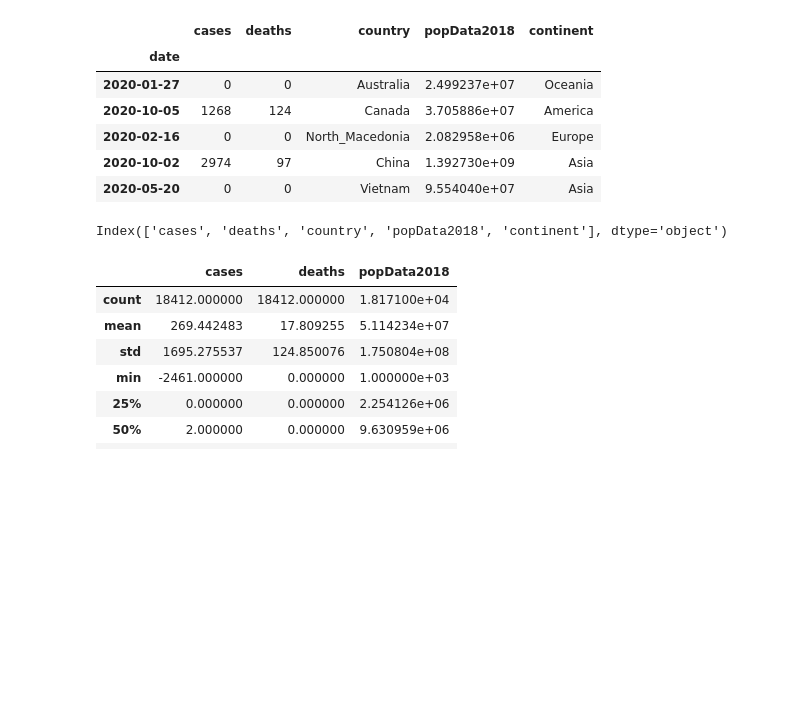
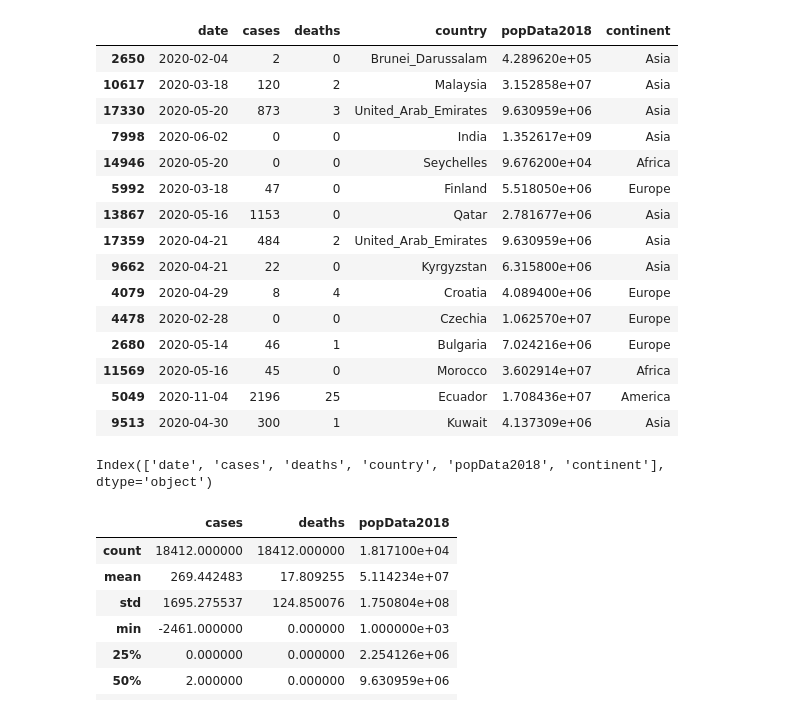
Before and after one commit to cardox6/cc19, a Jupyter notebook: notebook/cc19.v2.ipynb, the cells around one changed output. Saved outputs shown, nothing was run; the diff lists cells and outputs as text; code cells hidden in the pictures; blank space fills up the shorter version.

```diff
--- a/notebook/cc19.v2.ipynb
+++ b/notebook/cc19.v2.ipynb
@@ -16,6 +16,5 @@ import plotly.graph_objects as go
 # %%
-df = pd.read_csv('data.csv',
-                          parse_dates=['dateRep'])
+df = pd.read_csv('data.csv', parse_dates=[0])
 
 continents = ['Africa', 'America', 'Asia', 'Oceania', 'Europe']
 
@@ -25,5 +24,7 @@ df = df.rename(columns = {"countriesAndTerritories": "country"})
 
 df = df.drop(columns=['geoId', 'countryterritoryCode', 'day', 'month', 'year'])
 
-
-df.set_index('date', inplace=True)
+#df.index = pd.to_datetime(df.index)
+#df.set_index('date', inplace=True)
+#print(df.index.min(), df.index.max())
+print(df['date'].min(),df['date'].max())
@@ -39,17 +59,26 @@ dtype: object
 # %%
-df.sample(5)
+df.sample(15)
 # %% [output]
-|  | cases | deaths | country | popData2018 | continent |
-| date |  |  |  |  |  |
-| 2020-01-27 | 0 | 0 | Australia | 2.499237e+07 | Oceania |
-| 2020-10-05 | 1268 | 124 | Canada | 3.705886e+07 | America |
-| 2020-02-16 | 0 | 0 | North_Macedonia | 2.082958e+06 | Europe |
-| 2020-10-02 | 2974 | 97 | China | 1.392730e+09 | Asia |
-| 2020-05-20 | 0 | 0 | Vietnam | 9.554040e+07 | Asia |
+|  | date | cases | deaths | country | popData2018 | continent |
+| 2650 | 2020-02-04 | 2 | 0 | Brunei_Darussalam | 4.289620e+05 | Asia |
+| 10617 | 2020-03-18 | 120 | 2 | Malaysia | 3.152858e+07 | Asia |
+| 17330 | 2020-05-20 | 873 | 3 | United_Arab_Emirates | 9.630959e+06 | Asia |
+| 7998 | 2020-06-02 | 0 | 0 | India | 1.352617e+09 | Asia |
+| 14946 | 2020-05-20 | 0 | 0 | Seychelles | 9.676200e+04 | Africa |
+| 5992 | 2020-03-18 | 47 | 0 | Finland | 5.518050e+06 | Europe |
+| 13867 | 2020-05-16 | 1153 | 0 | Qatar | 2.781677e+06 | Asia |
+| 17359 | 2020-04-21 | 484 | 2 | United_Arab_Emirates | 9.630959e+06 | Asia |
+| 9662 | 2020-04-21 | 22 | 0 | Kyrgyzstan | 6.315800e+06 | Asia |
+| 4079 | 2020-04-29 | 8 | 4 | Croatia | 4.089400e+06 | Europe |
+| 4478 | 2020-02-28 | 0 | 0 | Czechia | 1.062570e+07 | Europe |
+| 2680 | 2020-05-14 | 46 | 1 | Bulgaria | 7.024216e+06 | Europe |
+| 11569 | 2020-05-16 | 45 | 0 | Morocco | 3.602914e+07 | Africa |
+| 5049 | 2020-11-04 | 2196 | 25 | Ecuador | 1.708436e+07 | America |
+| 9513 | 2020-04-30 | 300 | 1 | Kuwait | 4.137309e+06 | Asia |
 # %%
 df.columns
 # %% [output]
-Index(['cases', 'deaths', 'country', 'popData2018', 'continent'], dtype='object')
+Index(['date', 'cases', 'deaths', 'country', 'popData2018', 'continent'], dtype='object')
 # %%
 df.describe()
 # %% [output]
```
Also changed, not shown: parts of 12 cells of this notebook, 2 other files.
